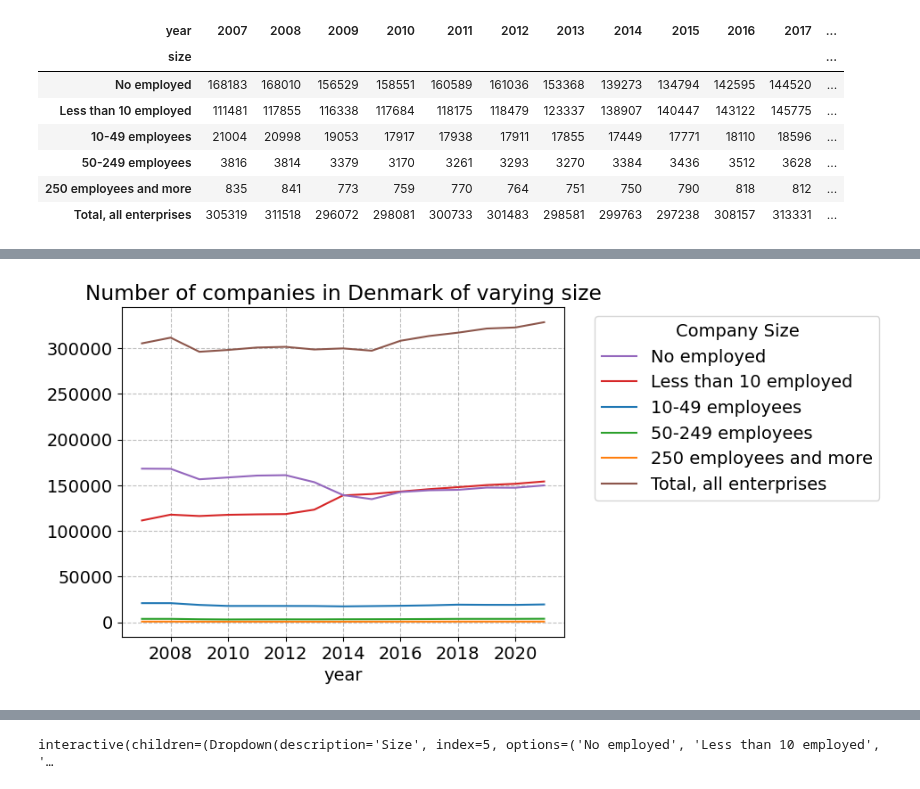
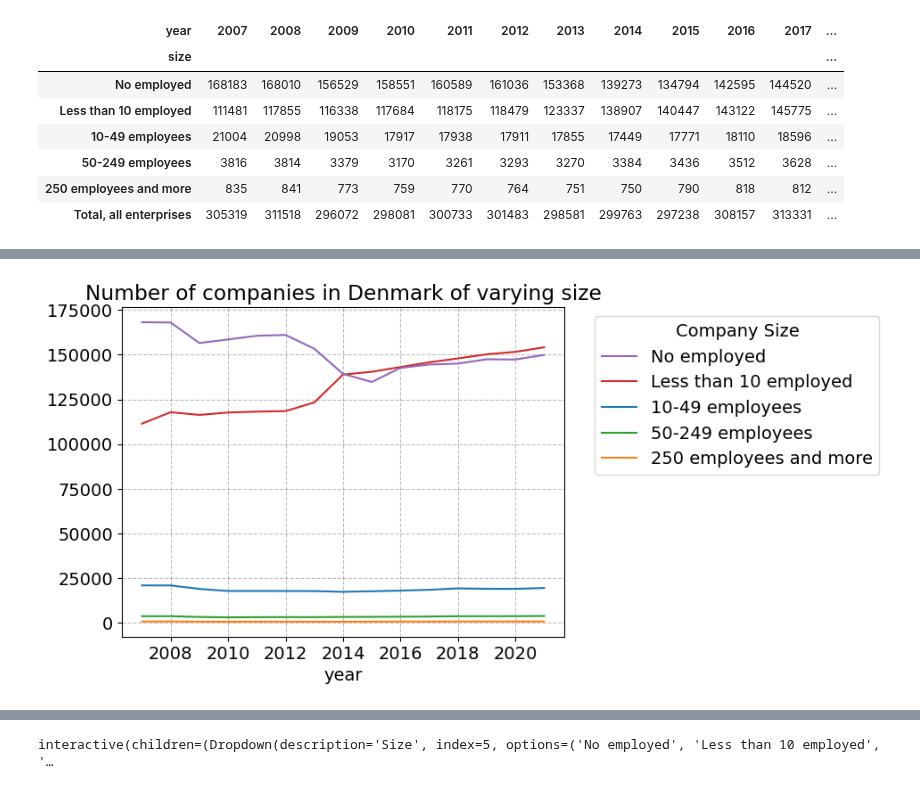
Before and after one commit to NumEconCopenhagen/projects-2024-emil-og-simon, a Jupyter notebook: dataproject/dataproject.ipynb, the cells around one changed output, grey strips where cells are left out. Drawn from its saved outputs; the diff is of its cells as text; code cells hidden in the pictures.

Commit message:
figurer done

```diff
--- a/dataproject/dataproject.ipynb
+++ b/dataproject/dataproject.ipynb
@@ -298,18 +298,18 @@ gf02_size_wide.describe().round(2)
 | 75% | 154007.50 | 155471.25 | 146481.25 | 148334.25 | 149985.50 | 150396.75 | 145860.25 | 139181.50 | 139033.75 | 142990.25 | 145461.25 | ... |
 | max | 305319.00 | 311518.00 | 296072.00 | 298081.00 | 300733.00 | 301483.00 | 298581.00 | 299763.00 | 297238.00 | 308157.00 | 313331.00 | ... |
 # %%
-ax = (gf02_size_reduced.reset_index()
+ax = (gf02_size_reduced[gf02_size_reduced['size'] != 'Total, all enterprises'].reset_index()
     .pivot(index='year', columns='size', values='#companies')
     .plot(title='Number of companies in Denmark of varying size'))
 
 handles, labels = ax.get_legend_handles_labels()
 # Here we specify the desired order for the legend labels
-order_legend_size = ['No employed', 'Less than 10 employed', '10-49 employees', '50-249 employees', '250 employees and more', 'Total, all enterprises']
+order_legend_size = ['No employed', 'Less than 10 employed', '10-49 employees', '50-249 employees', '250 employees and more']
 # We create a new list of handles and labels in the desired order
 handles_size = [handles[labels.index(label)] for label in order_legend_size]
 labels_size = order_legend_size
 
 plt.legend(title='Company Size', handles=handles_size, labels=labels_size, bbox_to_anchor=(1.05, 1), loc='upper left')
 plt.show()
 # %% [output]
-[figure, old version]
+[figure, new version]
```
Also changed, not shown: parts of 34 cells of this notebook.
